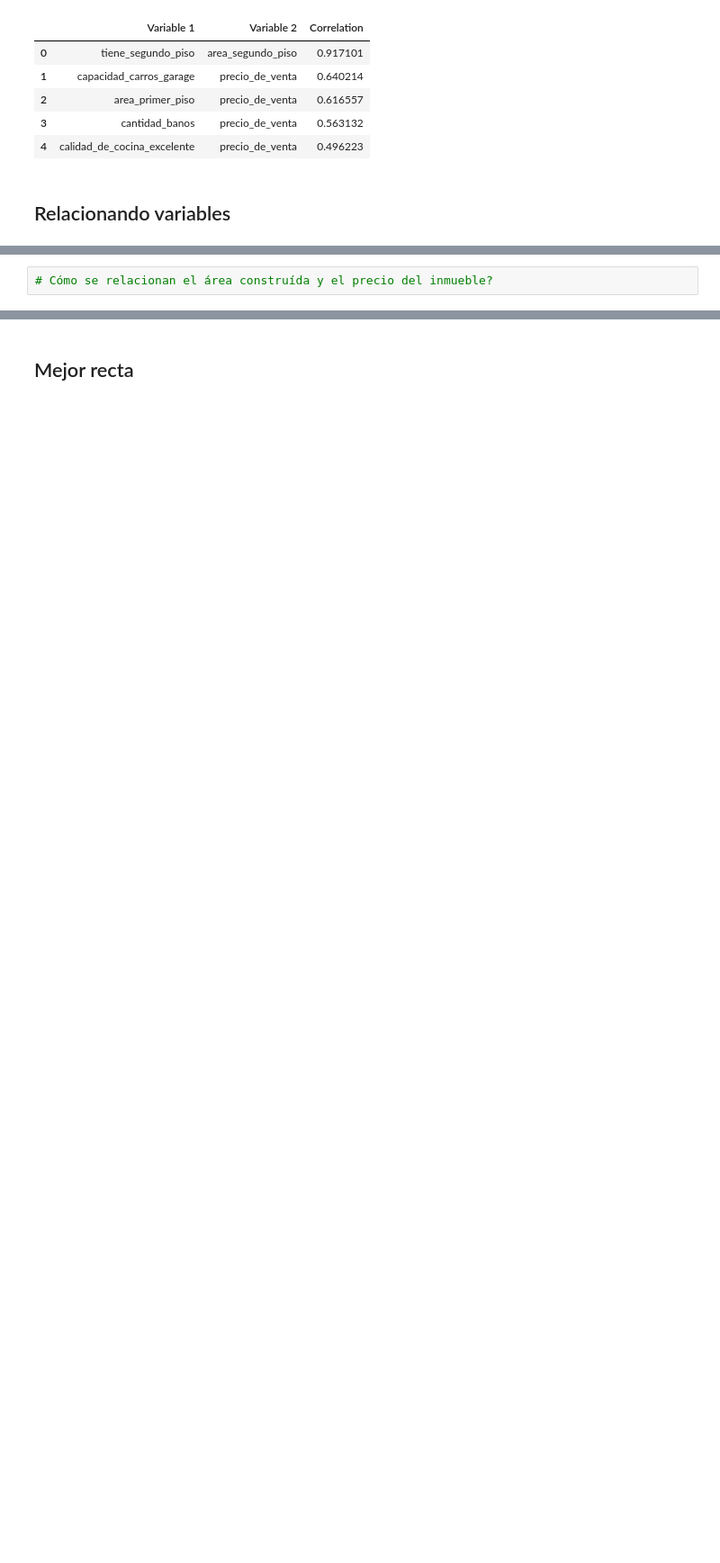
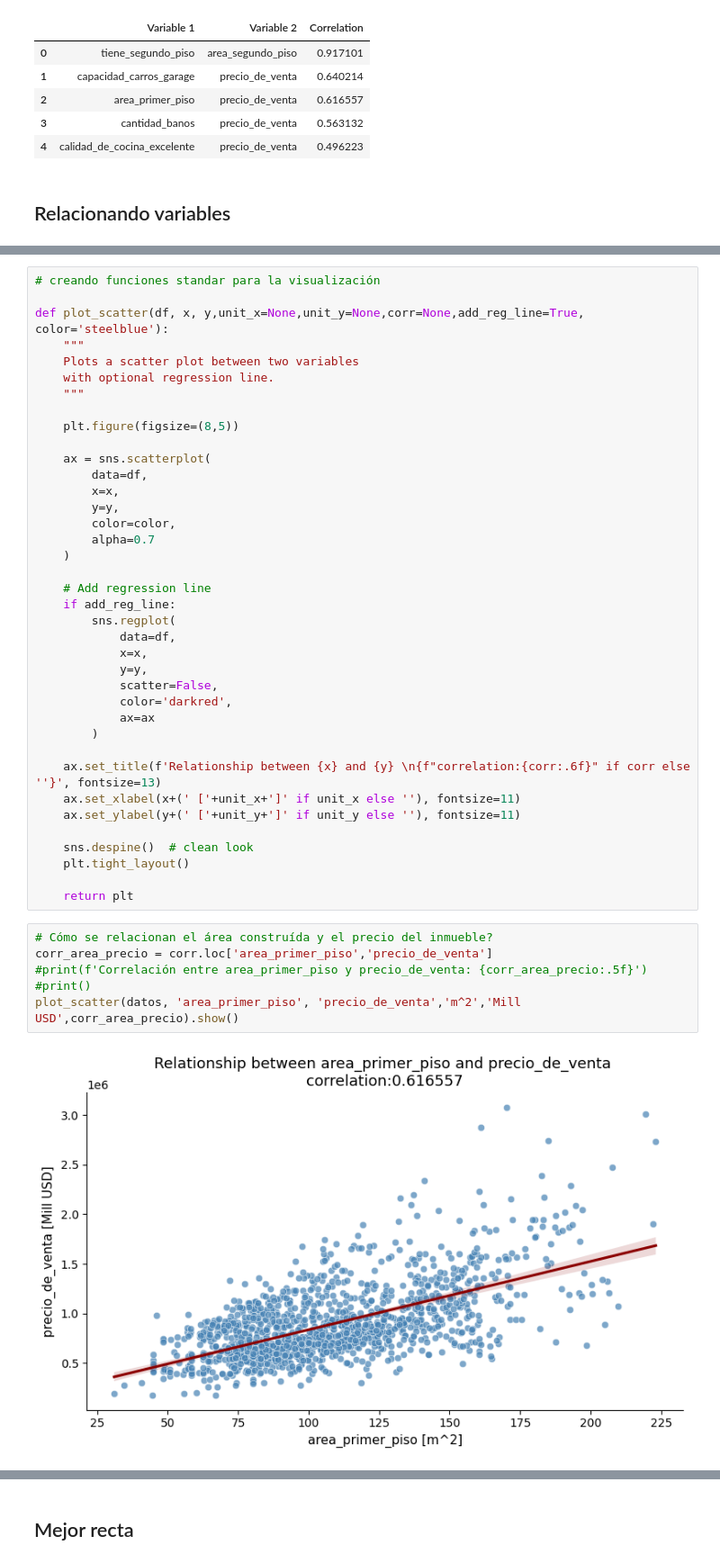
Before and after one commit to JCSR2022/Alura_Data_Science, a Jupyter notebook: Testing_Relationships_with_Linear_Regression/precios_de_inmuebles_regresion_lineal.ipynb, the cells around one changed output, grey strips where cells are left out. Shown at 90% size. Cells and saved outputs as stored; diff of their text form; blank space fills up the shorter version.

```diff
--- a/Testing_Relationships_with_Linear_Regression/precios_de_inmuebles_regresion_lineal.ipynb
+++ b/Testing_Relationships_with_Linear_Regression/precios_de_inmuebles_regresion_lineal.ipynb
@@ -156,2 +176,46 @@ top_correlations(corr)
+# %%
+# creando funciones standar para la visualización
+
+def plot_scatter(df, x, y,unit_x=None,unit_y=None,corr=None,add_reg_line=True, color='steelblue'):
+    """
+    Plots a scatter plot between two variables
+    with optional regression line.
+    """
+
+    plt.figure(figsize=(8,5))
+
+    ax = sns.scatterplot(
+        data=df,
+        x=x,
+        y=y,
+        color=color,
+        alpha=0.7
+    )
+
+    # Add regression line
+    if add_reg_line:
+        sns.regplot(
+            data=df,
+            x=x,
+            y=y,
+            scatter=False,
+            color='darkred',
+            ax=ax
+        )
+
+    ax.set_title(f'Relationship between {x} and {y} \n{f"correlation:{corr:.6f}" if corr else ''}', fontsize=13)
+    ax.set_xlabel(x+(' ['+unit_x+']' if unit_x else ''), fontsize=11)
+    ax.set_ylabel(y+(' ['+unit_y+']' if unit_y else ''), fontsize=11)
+
+    sns.despine()  # clean look
+    plt.tight_layout()
+
+    return plt
 # %%
 # Cómo se relacionan el área construída y el precio del inmueble?
+corr_area_precio = corr.loc['area_primer_piso','precio_de_venta']
+#print(f'Correlación entre area_primer_piso y precio_de_venta: {corr_area_precio:.5f}')
+#print()
+plot_scatter(datos, 'area_primer_piso', 'precio_de_venta','m^2','Mill USD',corr_area_precio).show()
+# %% [output]
+[figure, added]
```
Also changed, not shown: parts of 10 cells of this notebook.
